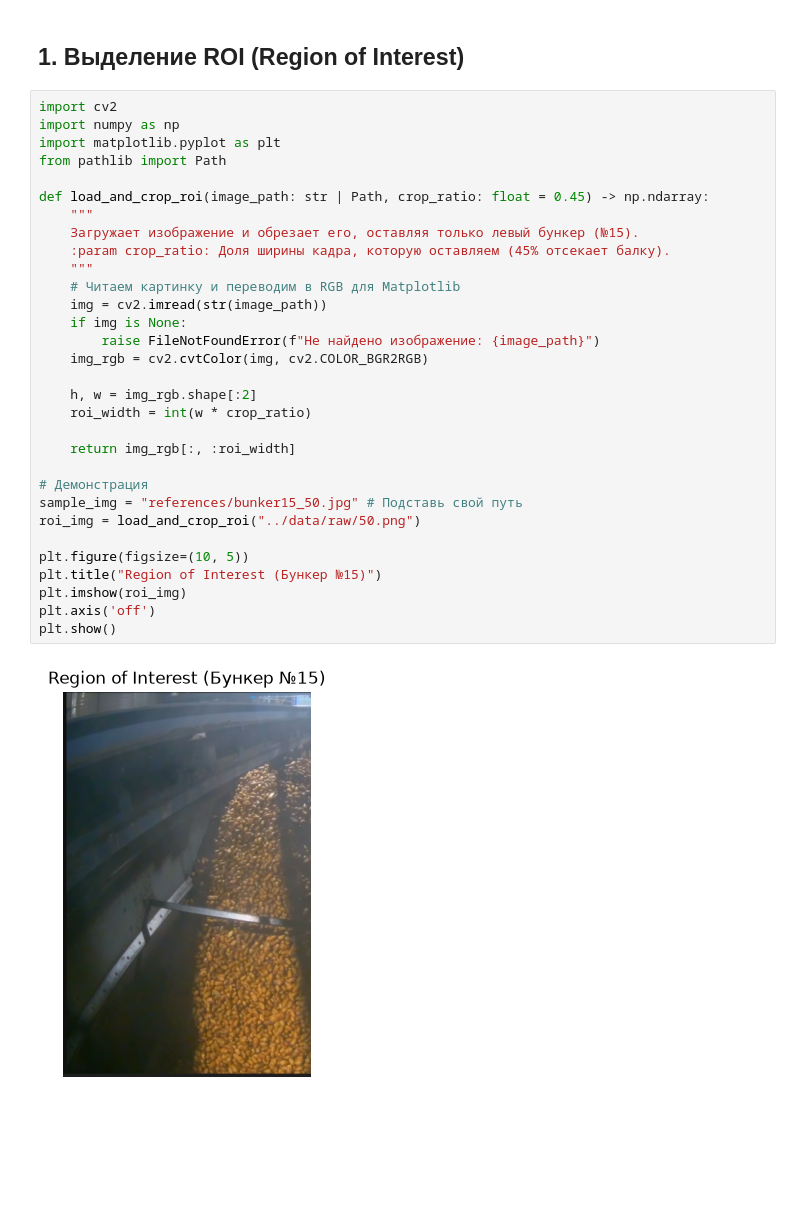
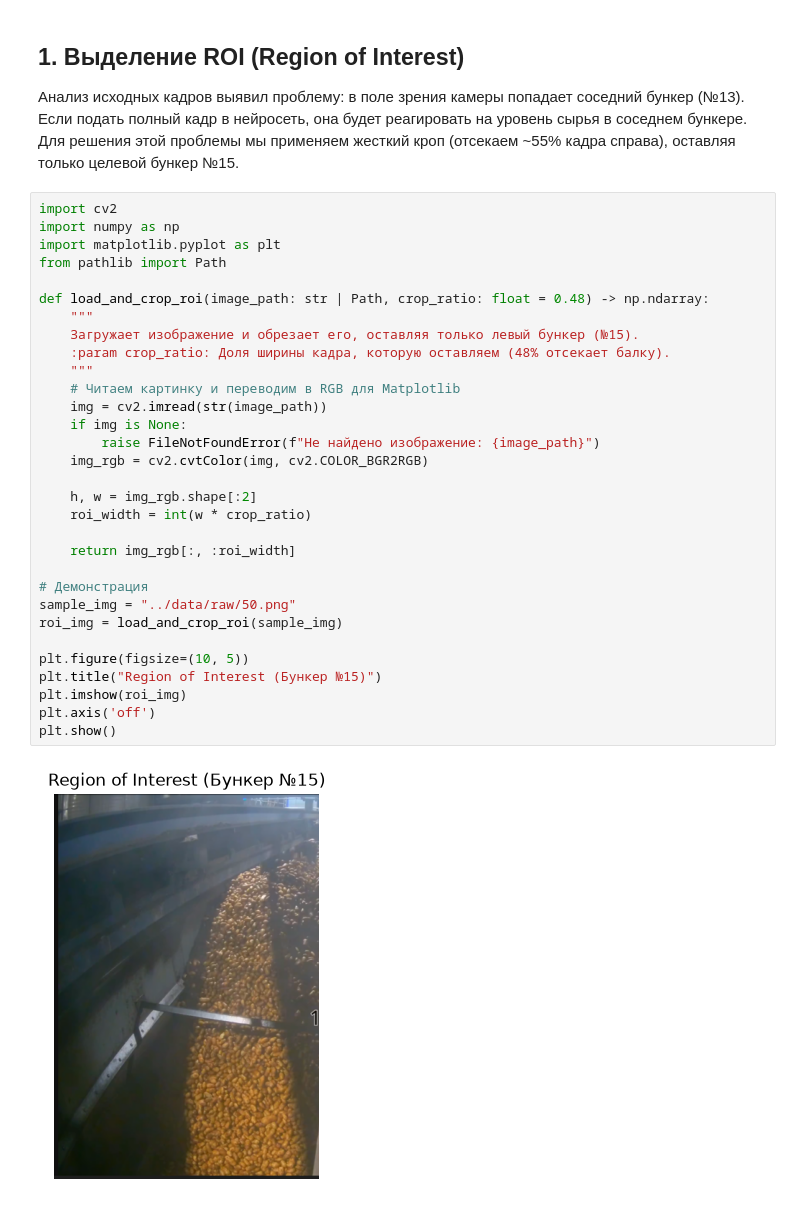
Before and after one commit to czeberyak/BunkerVision, a Jupyter notebook: notebooks/01_BunkerVision_PoC.ipynb, the cells around one changed output. Cells and saved outputs as stored; diff of their text form; blank space fills up the shorter version.

```diff
--- a/notebooks/01_BunkerVision_PoC.ipynb
+++ b/notebooks/01_BunkerVision_PoC.ipynb
@@ -1,37 +1,38 @@
 # %% [markdown]
 ##  1. Выделение ROI (Region of Interest)
+Анализ исходных кадров выявил проблему: в поле зрения камеры попадает соседний бункер (№13). Если подать полный кадр в нейросеть, она будет реагировать на уровень сырья в соседнем бункерe. Для решения этой проблемы мы применяем жесткий кроп (отсекаем ~55% кадра справа), оставляя только целевой бункер №15.
 # %%
 import cv2
 import numpy as np
 import matplotlib.pyplot as plt
 from pathlib import Path
 
-def load_and_crop_roi(image_path: str | Path, crop_ratio: float = 0.45) -> np.ndarray:
+def load_and_crop_roi(image_path: str | Path, crop_ratio: float = 0.48) -> np.ndarray:
     """
     Загружает изображение и обрезает его, оставляя только левый бункер (№15).
-    :param crop_ratio: Доля ширины кадра, которую оставляем (45% отсекает балку).
+    :param crop_ratio: Доля ширины кадра, которую оставляем (48% отсекает балку).
     """
     # Читаем картинку и переводим в RGB для Matplotlib
     img = cv2.imread(str(image_path))
     if img is None:
         raise FileNotFoundError(f"Не найдено изображение: {image_path}")
     img_rgb = cv2.cvtColor(img, cv2.COLOR_BGR2RGB)
 
     h, w = img_rgb.shape[:2]
     roi_width = int(w * crop_ratio)
 
     return img_rgb[:, :roi_width]
 
 # Демонстрация
-sample_img = "references/bunker15_50.jpg" # Подставь свой путь
-roi_img = load_and_crop_roi("../data/raw/50.png")
+sample_img = "../data/raw/50.png"
+roi_img = load_and_crop_roi(sample_img)
 
 plt.figure(figsize=(10, 5))
 plt.title("Region of Interest (Бункер №15)")
 plt.imshow(roi_img)
 plt.axis('off')
 plt.show()
 # %% [output]
-[figure, old version]
+[figure, new version]
 # %% [markdown]
 ## 2. Pixel-based baseline (Алгоритм без ML)
```
Also changed, not shown: parts of 6 cells of this notebook, 2 other files.
